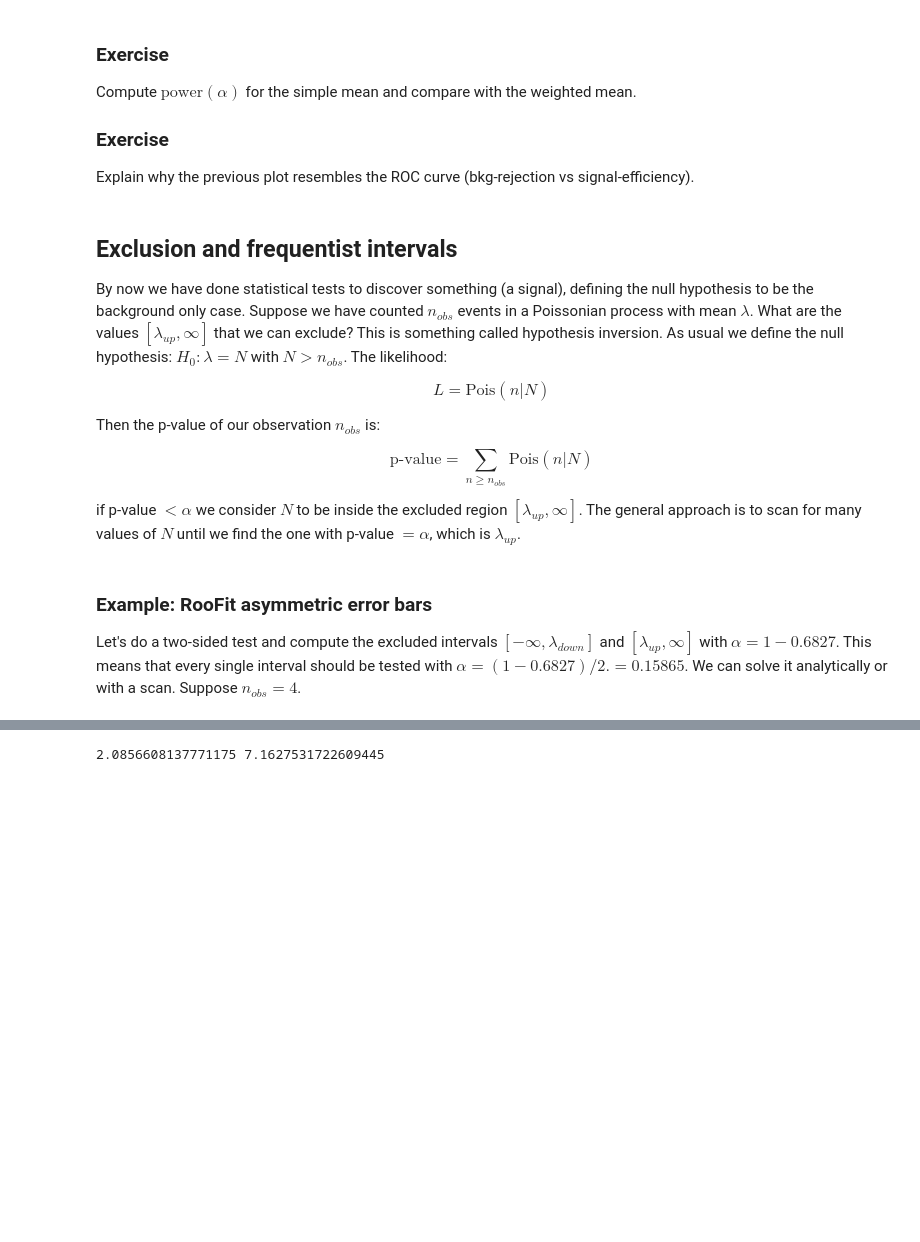
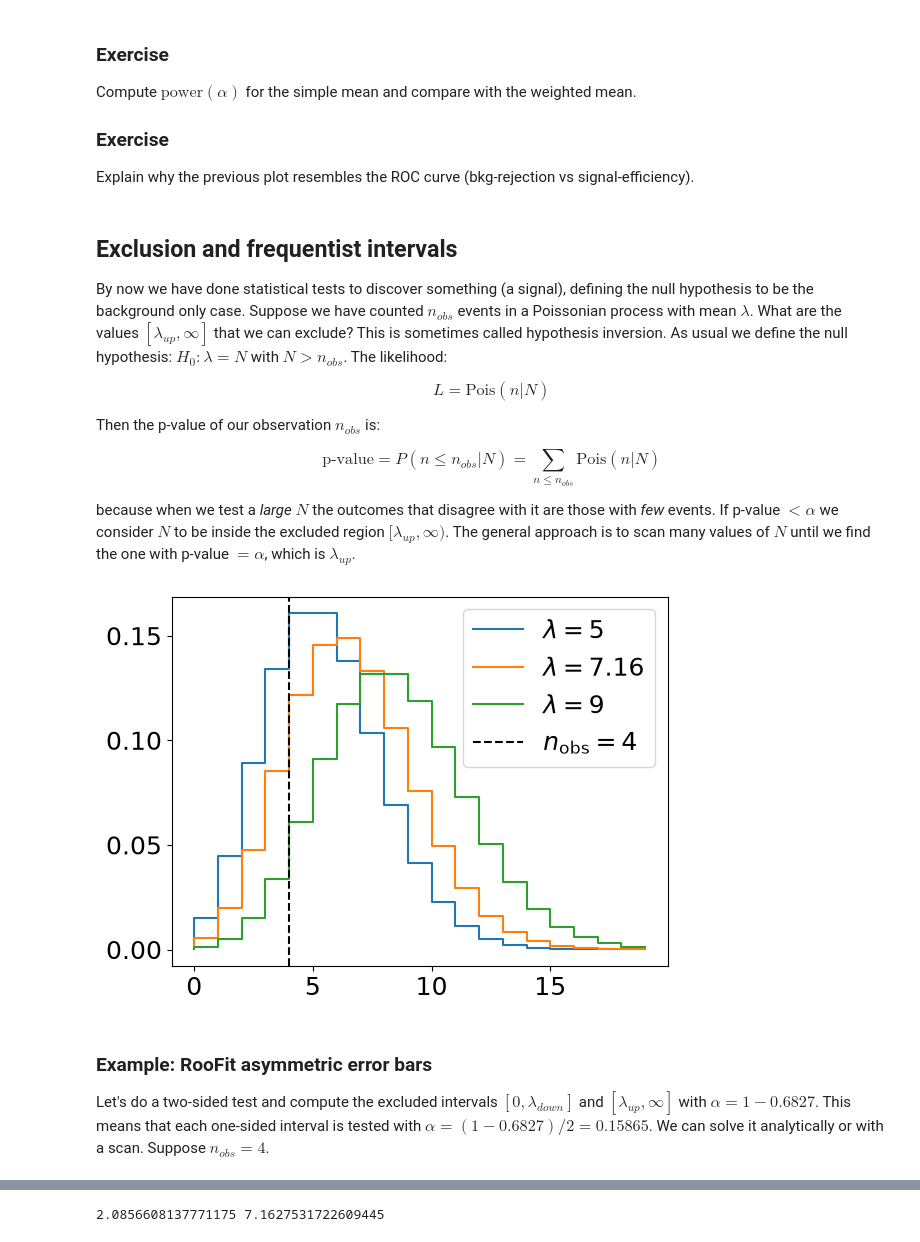
Before and after one commit to wiso/StatisticsLectures, a Jupyter notebook: Lecture2.ipynb, the cells around one changed output, grey strips where cells are left out. Cells and saved outputs as stored; diff of their text form; code cells hidden in the pictures; blank space fills up the shorter version.

```diff
--- a/Lecture2.ipynb
+++ b/Lecture2.ipynb
@@ -343,19 +334,33 @@ Explain why the previous plot resembles the ROC curve (bkg-rejection vs signal-e
 # %% [markdown]
 ## Exclusion and frequentist intervals
 
-By now we have done statistical tests to discover something (a signal), defining the null hypothesis to be the background only case. Suppose we have counted $n_{obs}$ events in a Poissonian process with mean $\lambda$. What are the values $[\lambda_{up}, \infty]$ that we can exclude? This is something called hypothesis inversion. As usual we define the null hypothesis: $H_0: \lambda = N$ with $N > n_{obs}$. The likelihood:
+By now we have done statistical tests to discover something (a signal), defining the null hypothesis to be the background only case. Suppose we have counted $n_{obs}$ events in a Poissonian process with mean $\lambda$. What are the values $[\lambda_{up}, \infty]$ that we can exclude? This is sometimes called hypothesis inversion. As usual we define the null hypothesis: $H_0: \lambda = N$ with $N > n_{obs}$. The likelihood:
 
 $$L = \text{Pois}(n|N)$$
 
 Then the p-value of our observation $n_{obs}$ is:
 
-$$\text{p-value} = \sum_{n\geq n_{obs}} \text{Pois}(n|N)$$
+$$\text{p-value} = P(n \leq n_{obs}|N) = \sum_{n\leq n_{obs}} \text{Pois}(n|N)$$
 
-if p-value $<\alpha$ we consider $N$ to be inside the excluded region $[\lambda_{up}, \infty]$. The general approach is to scan for many values of $N$ until we find the one with p-value $=\alpha$, which is $\lambda_{up}$.
+because when we test a *large* $N$ the outcomes that disagree with it are those with *few*
+events. If p-value $<\alpha$ we consider $N$ to be inside the excluded region
+$[\lambda_{up}, \infty)$. The general approach is to scan many values of $N$ until we find the
+one with p-value $=\alpha$, which is $\lambda_{up}$.
+# %%
+fig, ax = plt.subplots()
+xspace = np.arange(0, 20)
+nobs = 4
+ax.step(xspace, stats.poisson(6).pmf(xspace), label=r'$\lambda=5$')
+ax.step(xspace, stats.poisson(7.16).pmf(xspace), label=r'$\lambda=7.16$')
+ax.step(xspace, stats.poisson(9).pmf(xspace), label=r'$\lambda=9$')
+ax.axvline(nobs, color='k', ls='--', label=r'$n_\text{obs}=4$')
+ax.legend(); plt.show()
+# %% [output]
+[figure, added]
 # %% [markdown]
 ### Example: RooFit asymmetric error bars
 
-Let's do a two-sided test and compute the excluded intervals $[-\infty, \lambda_{down}]$ and $[\lambda_{up}, \infty]$ with $\alpha=1 - 0.6827$. This means that every single interval should be tested with $\alpha=(1-0.6827)/2.=0.15865$. We can solve it analytically or with a scan. Suppose $n_{obs} = 4$.
+Let's do a two-sided test and compute the excluded intervals $[0, \lambda_{down}]$ and $[\lambda_{up}, \infty]$ with $\alpha=1 - 0.6827$. This means that each one-sided interval is tested with $\alpha=(1-0.6827)/2=0.15865$. We can solve it analytically or with a scan. Suppose $n_{obs} = 4$.
 # %%
 NOBS = 4
 ALPHA = z2p(1)  # 0.158...
```
Also changed, not shown: parts of 48 cells of this notebook, 1 other file.
